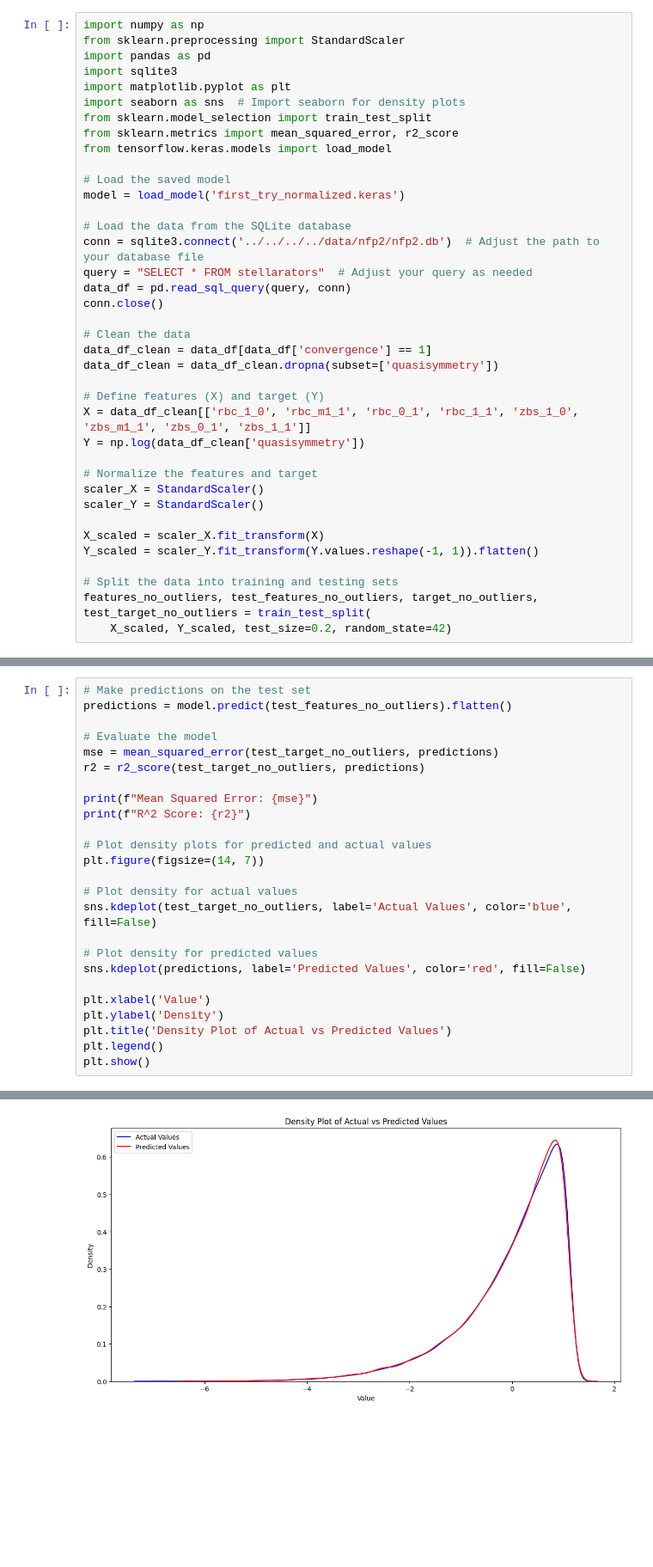
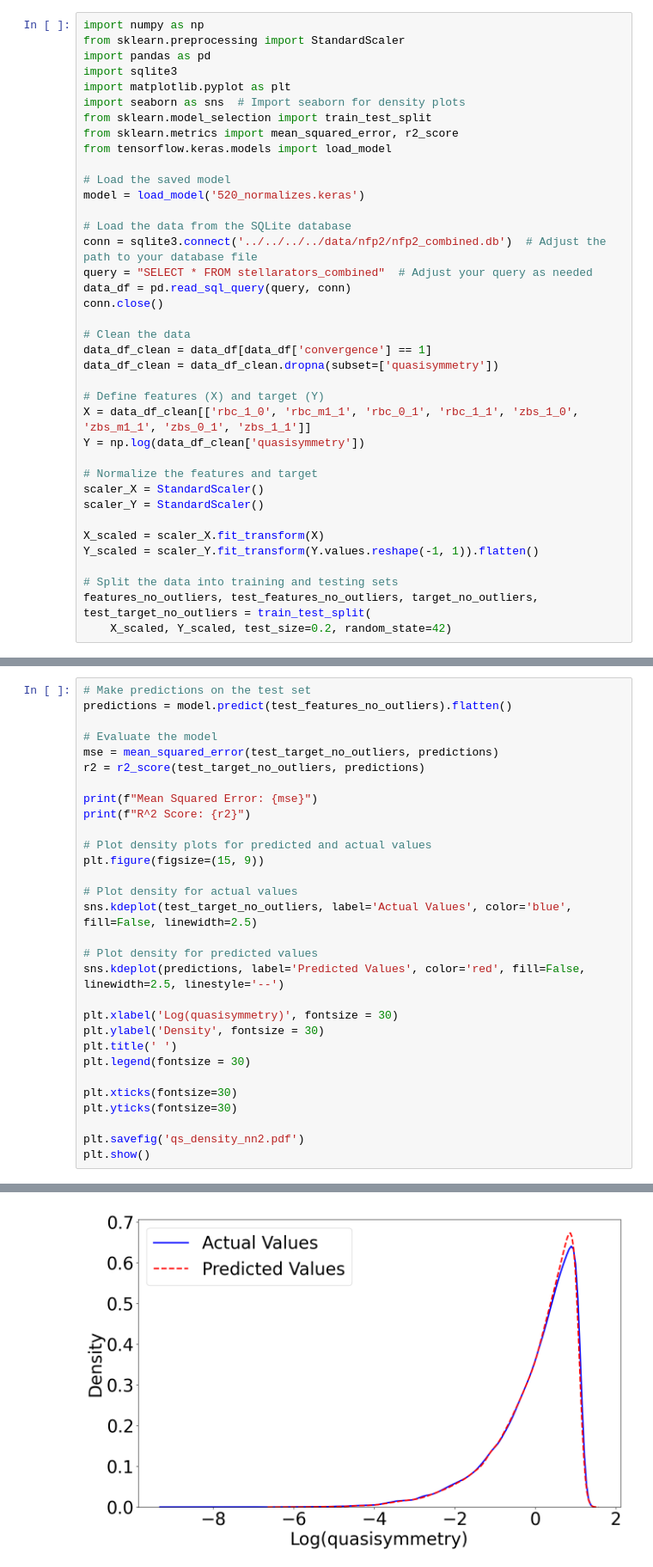
Before and after one commit to laiarodrigo/PIC-STELLARATOR, a Jupyter notebook: data_analysis/quasi_symmetry/non_probabilistic_model/lightgbm_regressor/qs_study_nn.ipynb, the cells around one changed output, grey strips where cells are left out. Shown at 86% size. Drawn from its saved outputs; the diff is of its cells as text; blank space fills up the shorter version.

```diff
--- a/data_analysis/quasi_symmetry/non_probabilistic_model/lightgbm_regressor/qs_study_nn.ipynb
+++ b/data_analysis/quasi_symmetry/non_probabilistic_model/lightgbm_regressor/qs_study_nn.ipynb
@@ -10,11 +10,11 @@ from sklearn.metrics import mean_squared_error, r2_score
 from tensorflow.keras.models import load_model
 
 # Load the saved model
-model = load_model('first_try_normalized.keras')
+model = load_model('520_normalizes.keras')
 
 # Load the data from the SQLite database
-conn = sqlite3.connect('../../../../data/nfp2/nfp2.db')  # Adjust the path to your database file
-query = "SELECT * FROM stellarators"  # Adjust your query as needed
+conn = sqlite3.connect('../../../../data/nfp2/nfp2_combined.db')  # Adjust the path to your database file
+query = "SELECT * FROM stellarators_combined"  # Adjust your query as needed
 data_df = pd.read_sql_query(query, conn)
 conn.close()
 
@@ -56,17 +56,22 @@ print(f"Mean Squared Error: {mse}")
 print(f"R^2 Score: {r2}")
 
 # Plot density plots for predicted and actual values
-plt.figure(figsize=(14, 7))
+plt.figure(figsize=(15, 9))
 
 # Plot density for actual values
-sns.kdeplot(test_target_no_outliers, label='Actual Values', color='blue', fill=False)
+sns.kdeplot(test_target_no_outliers, label='Actual Values', color='blue', fill=False, linewidth=2.5)
 
 # Plot density for predicted values
-sns.kdeplot(predictions, label='Predicted Values', color='red', fill=False)
+sns.kdeplot(predictions, label='Predicted Values', color='red', fill=False, linewidth=2.5, linestyle='--')
 
-plt.xlabel('Value')
-plt.ylabel('Density')
-plt.title('Density Plot of Actual vs Predicted Values')
-plt.legend()
+plt.xlabel('Log(quasisymmetry)', fontsize = 30)
+plt.ylabel('Density', fontsize = 30)
+plt.title(' ')
+plt.legend(fontsize = 30)
+
+plt.xticks(fontsize=30)
+plt.yticks(fontsize=30)
+
+plt.savefig('qs_density_nn2.pdf')
 plt.show()
 # %% [output]
@@ -76,4 +81,4 @@ R^2 Score: 0.9868806542611006
-[figure, old version]
+[figure, new version]
 # %%
 import shap
 import numpy as np
```
Also changed, not shown: parts of 3 cells of this notebook, 24 other files.
